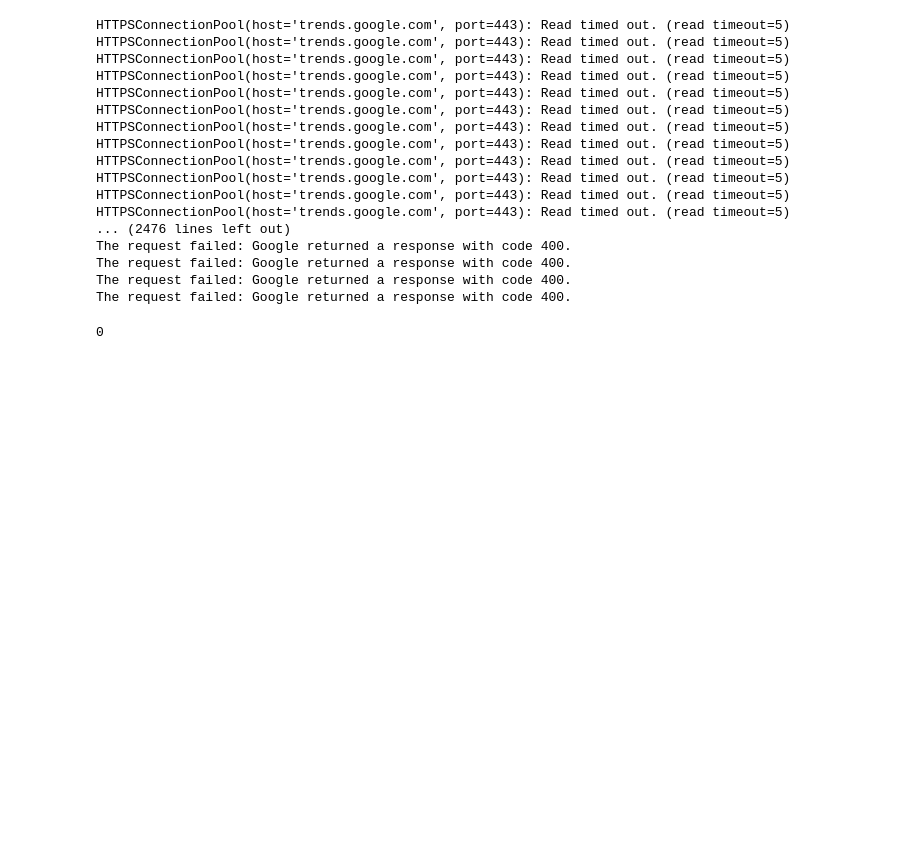
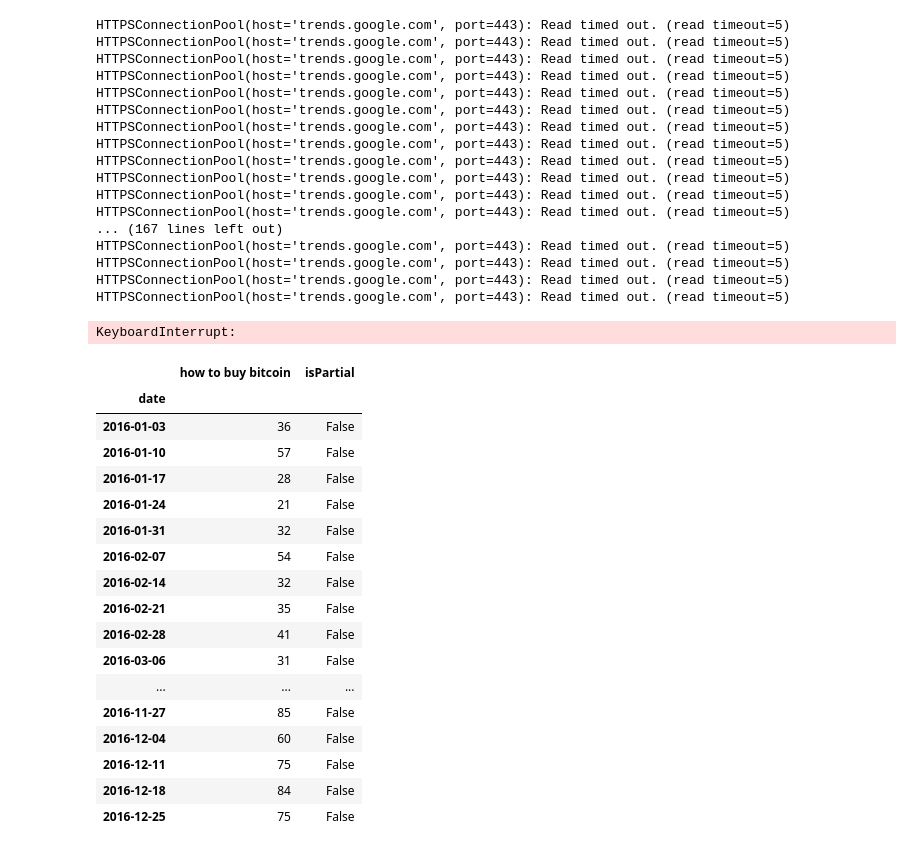
Before and after one commit to joseph-mcallister/quant-playground, a Jupyter notebook: data-loaders/google_search_trends.ipynb, the cells around one changed output. Saved outputs shown, nothing was run; the diff lists cells and outputs as text; code cells hidden in the pictures; blank space fills up the shorter version.

```diff
--- a/data-loaders/google_search_trends.ipynb
+++ b/data-loaders/google_search_trends.ipynb
@@ -17,14 +17,25 @@ pytrends = TrendReq(hl='en-US', tz=0, backoff_factor=0.1)
 # %%
 # data.to_csv("../data/raw/{0}.csv".format("is bitcoin crashing"))
 # %%
-kw_list=["how to buy bitcoin", "bitcoin crash", "where to buy bitcoin", "sell bitcoin", "bitcoin price"]
+# kw_list=["how to buy bitcoin", "bitcoin crash", "where to buy bitcoin", "sell bitcoin", "bitcoin price"]
+kw_list=["where to buy bitcoin", "sell bitcoin", "bitcoin price", "how to buy bitcoin"]
+
 
 for kw in kw_list:
     for year in range(2015, 2022):
         start_month = 7 if year == 2015 else 1
-        end_month = 1 if year == 2021 else 12
-        data = pytrends.get_historical_interest([kw], year_start=year, month_start=start_month, day_start=1, hour_start=0, year_end=(year+1), month_end=end_month, day_end=31, hour_end=0, cat=0, geo='', gprop='')
+        end_year = year + 1 if year != 2021 else year
+        data = pytrends.get_historical_interest([kw], year_start=year, month_start=start_month, day_start=1, hour_start=0, year_end=end_year, month_end=1, day_end=31, hour_end=23, cat=0, geo='', gprop='', sleep=1)
         data.to_csv("../data/raw/{0}{1}.csv".format(kw, str(year)))
+
+# kw_list=["how to buy bitcoin"]
+
+# for kw in kw_list:
+#     for year in range(2018, 2020):
+#         start_month = 7 if year == 2015 else 1
+#         end_month = 1 if year == 2021 else 12
+#         data = pytrends.get_historical_interest([kw], year_start=year, month_start=start_month, day_start=1, hour_start=0, year_end=(year+1), month_end=end_month, day_end=31, hour_end=0, cat=0, geo='', gprop='')
+#         data.to_csv("../data/raw/{0}{1}.csv".format(kw, str(year)))
 # %% [output]
 HTTPSConnectionPool(host='trends.google.com', port=443): Read timed out. (read timeout=5)
 HTTPSConnectionPool(host='trends.google.com', port=443): Read timed out. (read timeout=5)
@@ -38,13 +49,35 @@ HTTPSConnectionPool(host='trends.google.com', port=443): Read timed out. (read t
 HTTPSConnectionPool(host='trends.google.com', port=443): Read timed out. (read timeout=5)
 HTTPSConnectionPool(host='trends.google.com', port=443): Read timed out. (read timeout=5)
 HTTPSConnectionPool(host='trends.google.com', port=443): Read timed out. (read timeout=5)
-... (2476 lines left out)
-The request failed: Google returned a response with code 400.
-The request failed: Google returned a response with code 400.
-The request failed: Google returned a response with code 400.
-The request failed: Google returned a response with code 400.
+... (167 lines left out)
+HTTPSConnectionPool(host='trends.google.com', port=443): Read timed out. (read timeout=5)
+HTTPSConnectionPool(host='trends.google.com', port=443): Read timed out. (read timeout=5)
+HTTPSConnectionPool(host='trends.google.com', port=443): Read timed out. (read timeout=5)
+HTTPSConnectionPool(host='trends.google.com', port=443): Read timed out. (read timeout=5)
+KeyboardInterrupt:
-# %%
-kw_list=["how to buy bitcoin", "bitcoin crash", "where to buy bitcoin", "sell bitcoin", "bitcoin price"]
-pytrends.interest_over_time(kw_list=kw_list, timeframe='2016-12-14 2017-01-25')
-# %% [output]
-0
+# %%
+kw_list=["how to buy bitcoin", "bitcoin crash", "where to buy bitcoin", "sell bitcoin", "bitcoin price"]
+
+pytrends = TrendReq(hl='en-US', tz=0, backoff_factor=0.2)
+for kw in kw_list:
+    start_date = datetime.date(2015, 7, 1)
+    end_date = datetime.date(2021, 1, 31)
+    inc_delta = datetime.timedelta(days=1)
+    six_month_delta = datetime.timedelta(days=180)
+    count = 0
+    while start_date <= end_date:
+        timeframe='{0} {1}'.format(start_date.isoformat(), end_date.isoformat())
+        pytrends.build_payload(kw_list=[kw], timeframe=)
+        data = pytrends.interest_over_time()
+        start_date += inc_delta
+        count +=1
+        if count > 2:
+            data.to_csv("../data/raw/OT-{0}.csv".format(kw))
+# %%
+kw_list=["how to buy bitcoin", "bitcoin crash", "where to buy bitcoin", "sell bitcoin", "bitcoin price"]
+
+pytrends = TrendReq(hl='en-US', tz=0, backoff_factor=0.2)
+for kw in kw_list:
+    pytrends.build_payload(kw_list=[kw], timeframe='2015-07-01 2021-01-31')
+    data = pytrends.interest_over_time()
+    data.to_csv("../data/raw/OT-{0}.csv".format(kw))
@@ -50,0 +87,21 @@ pytrends.interest_over_time(kw_list=kw_list, timeframe='2016-12-14 2017-01-25')
+# %%
+data
+# %% [output]
+|  | how to buy bitcoin | isPartial |
+| date |  |  |
+| 2016-01-03 | 36 | False |
+| 2016-01-10 | 57 | False |
+| 2016-01-17 | 28 | False |
+| 2016-01-24 | 21 | False |
+| 2016-01-31 | 32 | False |
+| 2016-02-07 | 54 | False |
+| 2016-02-14 | 32 | False |
+| 2016-02-21 | 35 | False |
+| 2016-02-28 | 41 | False |
+| 2016-03-06 | 31 | False |
+| ... | ... | ... |
+| 2016-11-27 | 85 | False |
+| 2016-12-04 | 60 | False |
+| 2016-12-11 | 75 | False |
+| 2016-12-18 | 84 | False |
+| 2016-12-25 | 75 | False |
```
Also changed, not shown: parts of 4 cells of this notebook, 15 other files.
